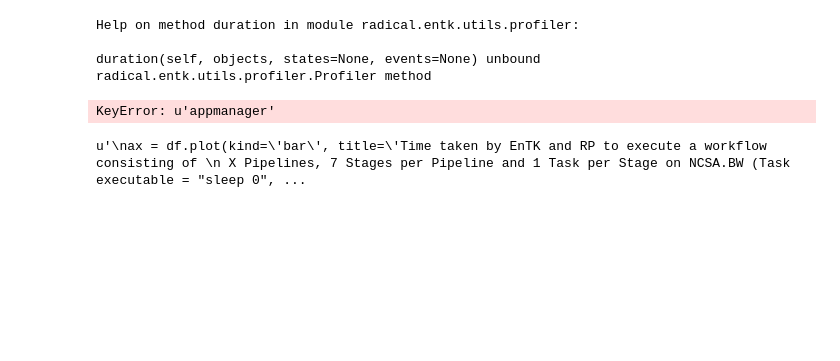
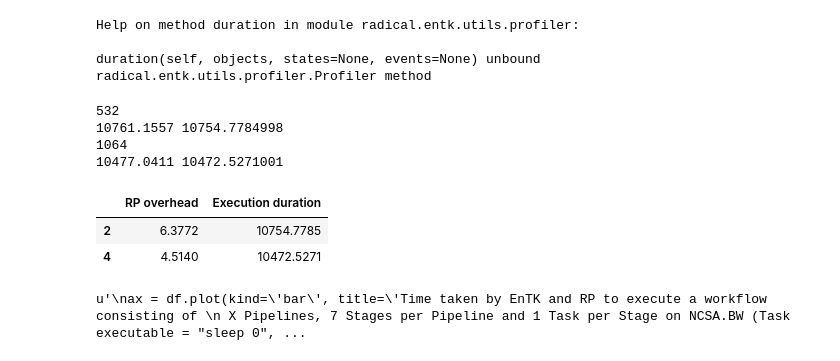
Before and after one commit to radical-cybertools/htbac, a Jupyter notebook: experiments_temp/plotme.ipynb, the cells around one changed output. Saved outputs shown, nothing was run; the diff lists cells and outputs as text; code cells hidden in the pictures; blank space fills up the shorter version.

```diff
--- a/experiments_temp/plotme.ipynb
+++ b/experiments_temp/plotme.ipynb
@@ -103,20 +105,27 @@ def get_rp_info(pipeline):
 # %%
-df = pd.DataFrame(columns=['EnTK overhead', 'RP overhead', 'Execution duration'])
-df_stages = pd.DataFrame(columns=['Stage 1 (Instance 1)', 'Stage 1 (Instance 2)', 'Stage 2 (Instance 1)', 'Stage 2 (Instance 2)',
-                                  'Stage 3 (Instance 1)', 'Stage 3 (Instance 2)','Stage 4 (Instance 1)', 'Stage 4 (Instance 1)'], )
-pipelines_list = [1]
+df = pd.DataFrame(columns=['RP overhead', 'Execution duration'])
+#df_stages = pd.DataFrame(columns=['Stage 1 (Instance 1)', 'Stage 1 (Instance 2)', 'Stage 2 (Instance 1)', 'Stage 2 (Instance 2)',
+                                  #'Stage 3 (Instance 1)', 'Stage 3 (Instance 2)','Stage 4 (Instance 1)', 'Stage 4 (Instance 1)'], )
+pipelines_list = [2,4]
 
 for pipelines in pipelines_list:
-    entk_dur = get_entk_info(pipelines)
-    rp_dur, task_exec_dur = get_rp_info(pipelines)
+    #entk_dur = get_entk_info(pipelines)
+    rp_dur, exec_dur = get_rp_info(pipelines)
 
-    print entk_dur, rp_dur, sum(task_exec_dur)
-    df.loc[pipelines] = [entk_dur - rp_dur, rp_dur - sum(task_exec_dur) , task_exec_dur]
-    df_stages.loc[pipelines] = task_exec_dur
+    print rp_dur,
+    print exec_dur
+    df.loc[pipelines] = [rp_dur - exec_dur, exec_dur]
+    #df_stages.loc[pipelines] = task_exec_dur
 df
-df_stages
+#df_stages
 # %% [output]
-KeyError: u'appmanager'
+532
+10761.1557 10754.7784998
+1064
+10477.0411 10472.5271001
+|  | RP overhead | Execution duration |
+| 2 | 6.3772 | 10754.7785 |
+| 4 | 4.5140 | 10472.5271 |
 # %%
 %matplotlib inline
 # %%
```
Also changed, not shown: parts of 3 cells of this notebook.
